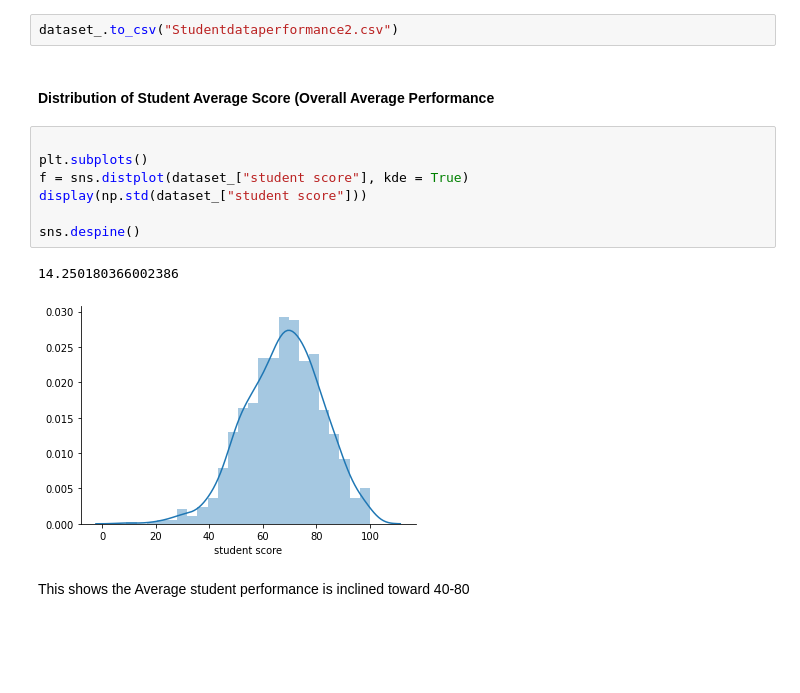
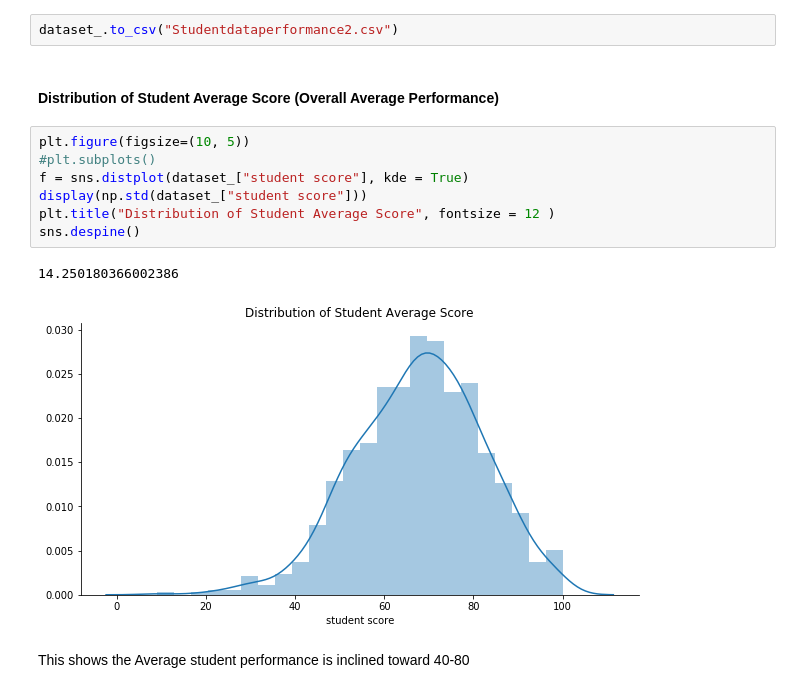
Before and after one commit to raimiazeez26/StudentDataAnalysis, a Jupyter notebook: StudentData Analysis and Visualization.ipynb, the cells around one changed output. Saved outputs shown, nothing was run; the diff lists cells and outputs as text; blank space fills up the shorter version.

```diff
--- a/StudentData Analysis and Visualization.ipynb
+++ b/StudentData Analysis and Visualization.ipynb
@@ -135,17 +135,17 @@ dataset_.head(15)
 # %%
 dataset_.to_csv("Studentdataperformance2.csv")
 # %% [markdown]
-#### Distribution of Student Average Score (Overall Average Performance
+#### Distribution of Student Average Score (Overall Average Performance)
 # %%
-
-plt.subplots()
+plt.figure(figsize=(10, 5))
+#plt.subplots()
 f = sns.distplot(dataset_["student score"], kde = True)
 display(np.std(dataset_["student score"]))
-
+plt.title("Distribution of Student Average Score", fontsize = 12 )
 sns.despine()
 # %% [output]
 14.250180366002386
-[figure, old version]
+[figure, new version]
 # %% [markdown]
 This shows the Average student performance is inclined toward 40-80
 # %% [markdown]
```
Also changed, not shown: parts of 15 cells of this notebook, 1 other file.
